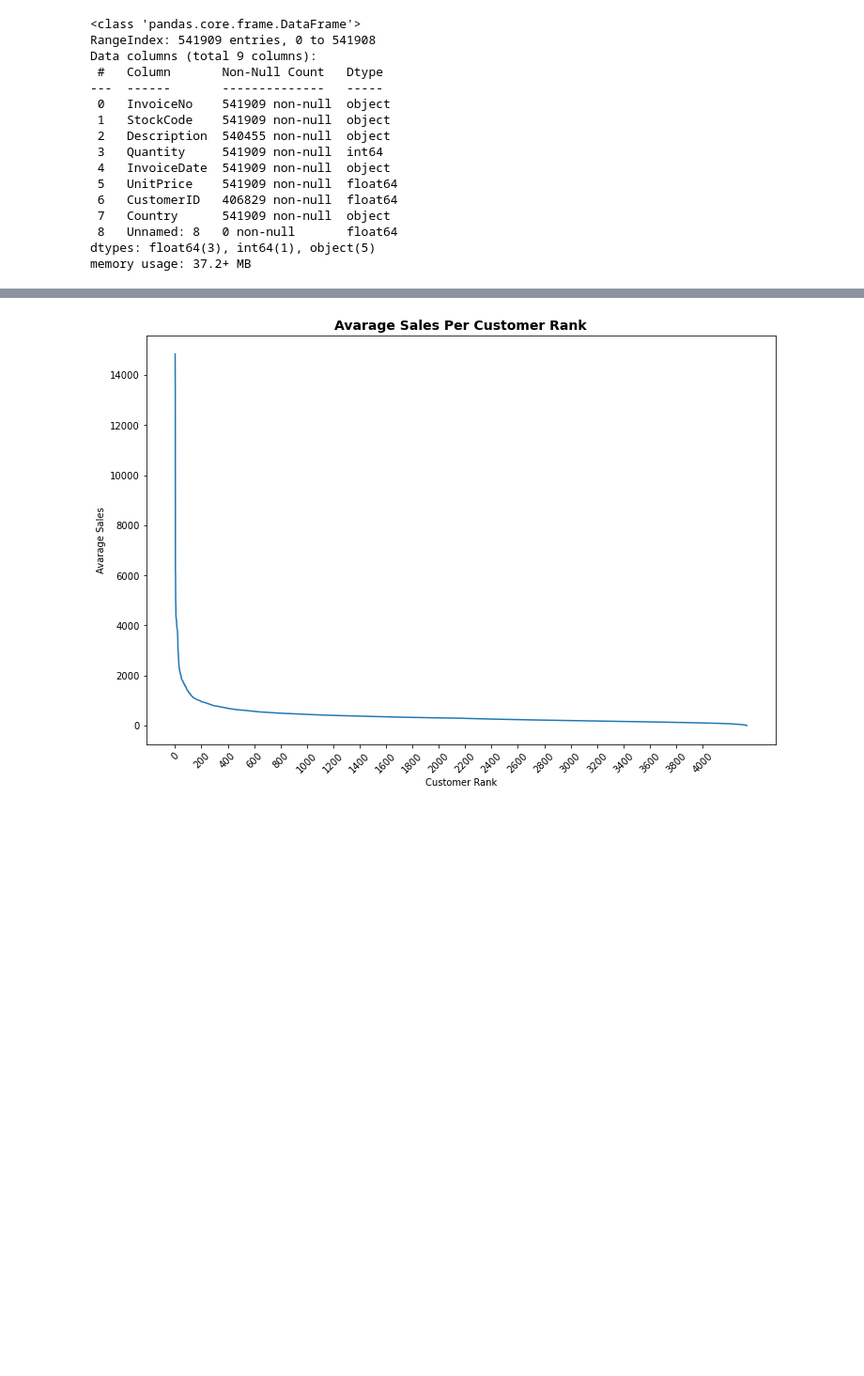
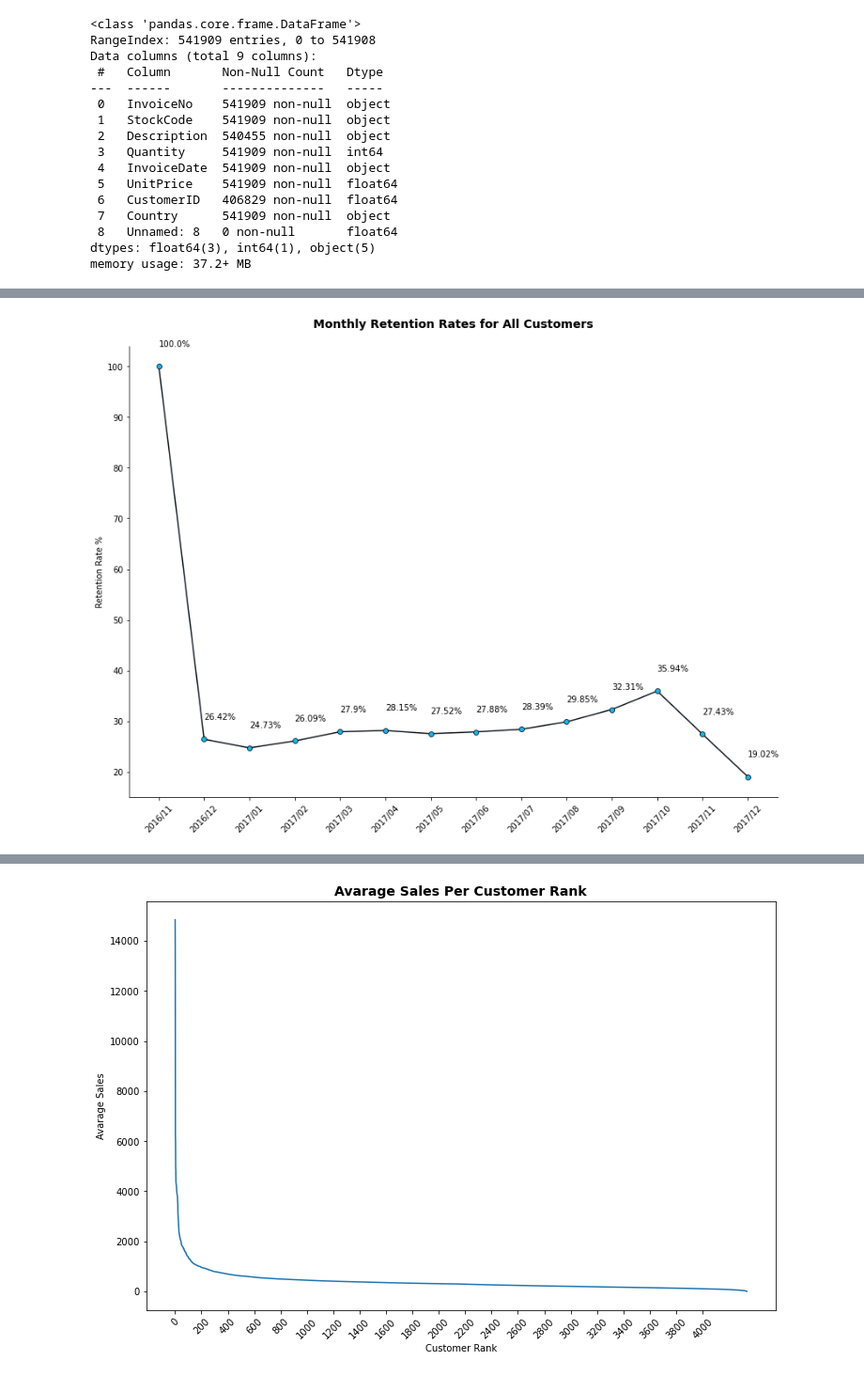
Before and after one commit to alyssonvidal/E-Commerce-Clusterization, a Jupyter notebook: notebooks/part02_eda.ipynb, the cells around one changed output, grey strips where cells are left out. Shown at 94% size. Cells and saved outputs as stored; diff of their text form; code cells hidden in the pictures; blank space fills up the shorter version.

```diff
--- a/notebooks/part02_eda.ipynb
+++ b/notebooks/part02_eda.ipynb
@@ -67,0 +111,32 @@ data_eda=data.copy()
+# %%
+#Aggregate sum of unique customers  per month from start month to end month order by last month to initial month
+customer_per_month = data_eda.groupby("CohortMonth")["CustomerID"].nunique()#.values
+
+
+#customer_per_month.index= pd.to_datetime(customer_per_month['CohortMonth'])
+customer_per_month.index = customer_per_month.index.strftime('%Y/%m')
+customers = customer_per_month.cumsum()
+customers = customers[::-1]
+# %%
+customer_in_month = data_eda.groupby("CohortIndex")["CustomerID"].nunique()
+customer_in_month.index=customer_per_month.index
+# %%
+fig, ax = plt.subplots(figsize = (14, 10))
+ax.grid(False)
+x = customer_in_month.index
+y = 100*(customer_in_month / customers.values)
+
+sns.lineplot(x = x, y = y,  color = "#101820", marker = "o", markerfacecolor = "#0EB8F1", markeredgecolor = "black")
+
+for x, y in zip(x, y):
+    plt.text(x, y + 4, s = str(round(y, 2)) + "%")
+
+plt.xlabel("")
+plt.xticks(rotation=45)
+plt.ylabel("Retention Rate %")
+plt.title("Monthly Retention Rates for All Customers\n", fontsize=14, fontweight='bold')
+sns.despine()
+plt.savefig("..//images//cohort_allcustomers.png")
+plt.show()
+# %% [output]
+[figure, added]
```
Also changed, not shown: parts of 37 cells of this notebook, 10 other files.
